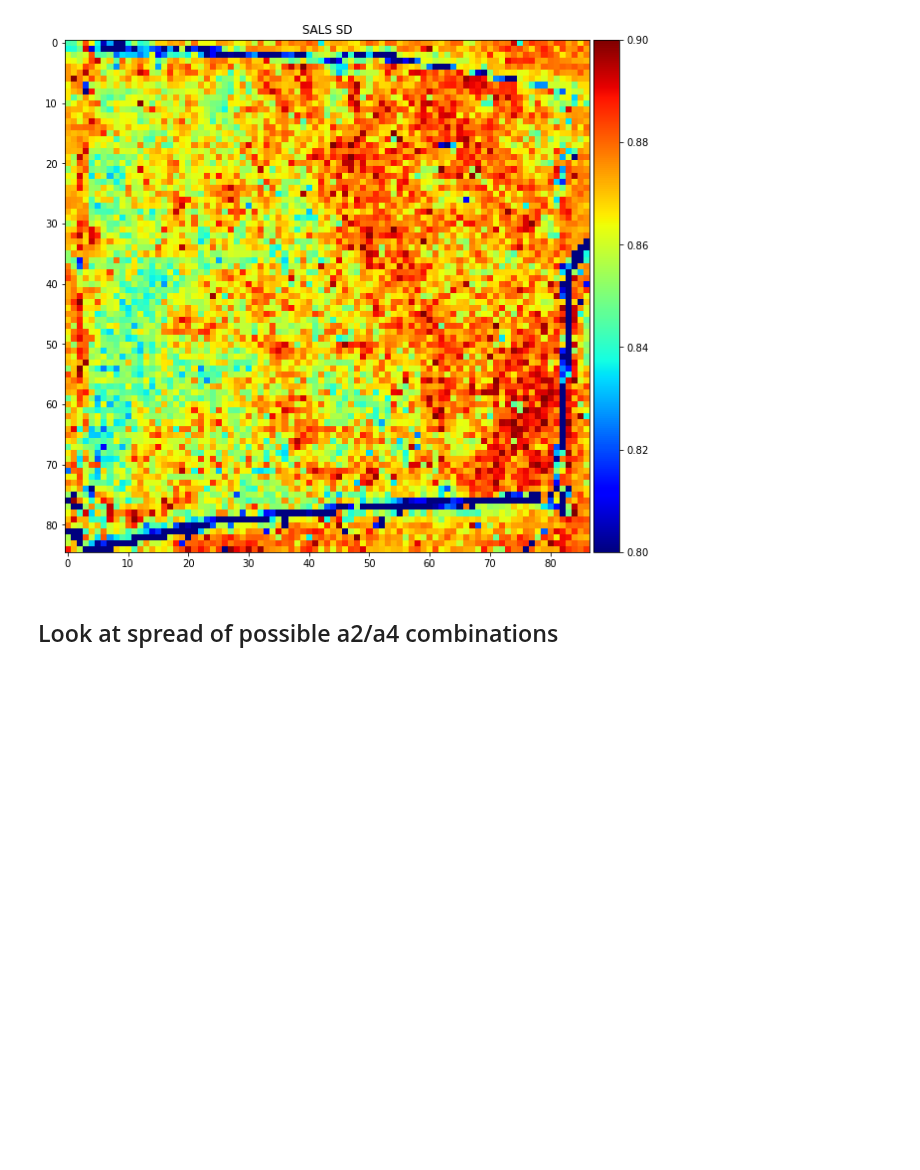
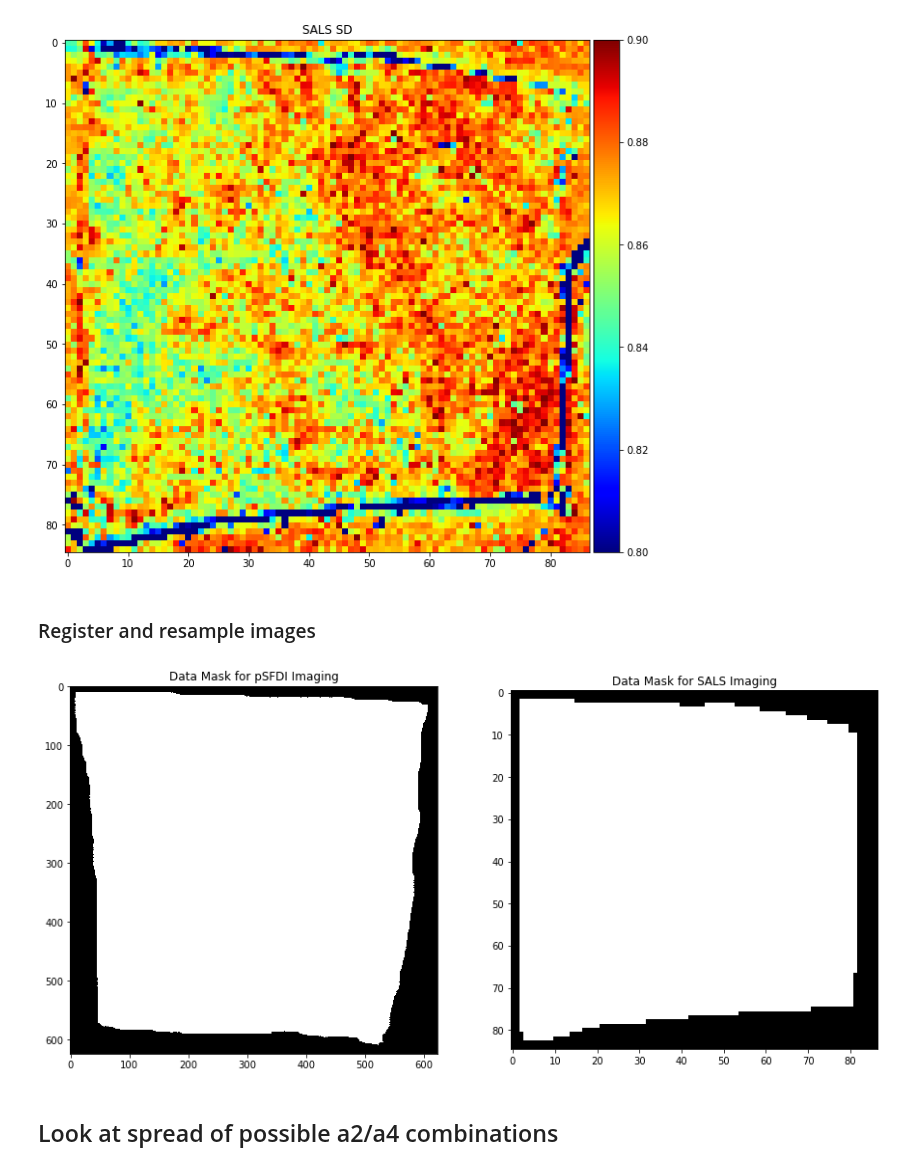
Before and after one commit to mfkiwl/splineDIC, a Jupyter notebook: notebooks/exploratory/stp_explore_ODF_extraction.ipynb, the cells around one changed output. Cells and saved outputs as stored; diff of their text form; code cells hidden in the pictures; blank space fills up the shorter version.

Commit message:
adding binary masks

```diff
--- a/notebooks/exploratory/stp_explore_ODF_extraction.ipynb
+++ b/notebooks/exploratory/stp_explore_ODF_extraction.ipynb
@@ -398,3 +404,22 @@ plt.colorbar(im0, cax=cax);
+# %% [markdown]
+### Register and resample images
+# %%
+# Binary mask of pSFDI image
+psfdi_mask_path = 'C:\\Users\\potterst1\\Box Sync\\Research\\Projects\\IGA DIC pSFDI\\Experimental Data\\2D pSFDI data\\ODF Extraction\\3.24.19b\\2) pSFDI\\V_Green\mask.tif'
+psfdi_mask = cv2.imread(psfdi_mask_path, -1)
+
+# Binary mask of SALS image
+sals_mask_path = 'C:\\Users\\potterst1\\Box Sync\\Research\\Projects\\IGA DIC pSFDI\\Experimental Data\\2D pSFDI data\\ODF Extraction\\SALS\\Results\\BP ODF 032919\\BW_Images\\Mask.tif'
+sals_mask = cv2.imread(sals_mask_path, -1)
+# %%
+fig, (ax0, ax1) = plt.subplots(1, 2, figsize=(15, 15))
+im0 = ax0.imshow(psfdi_mask, cmap='gray')
+ax0.set_title('Data Mask for pSFDI Imaging');
+
+im1 = ax1.imshow(sals_mask, cmap='gray')
+ax1.set_title('Data Mask for SALS Imaging');
+# %% [output]
+[figure, added]
 # %% [markdown]
 ## Look at spread of possible a2/a4 combinations
 # %%
```
Also changed, not shown: parts of 7 cells of this notebook.
